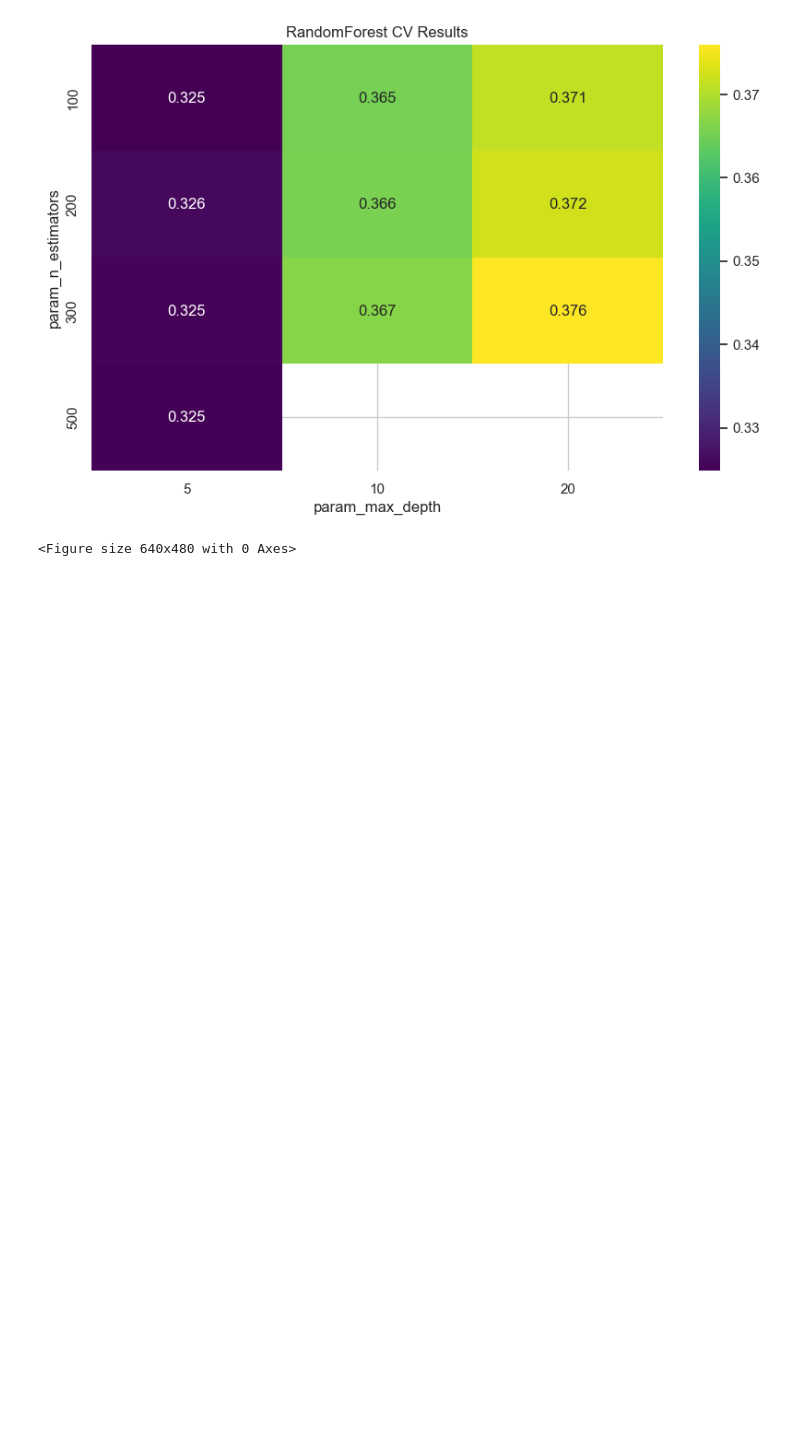
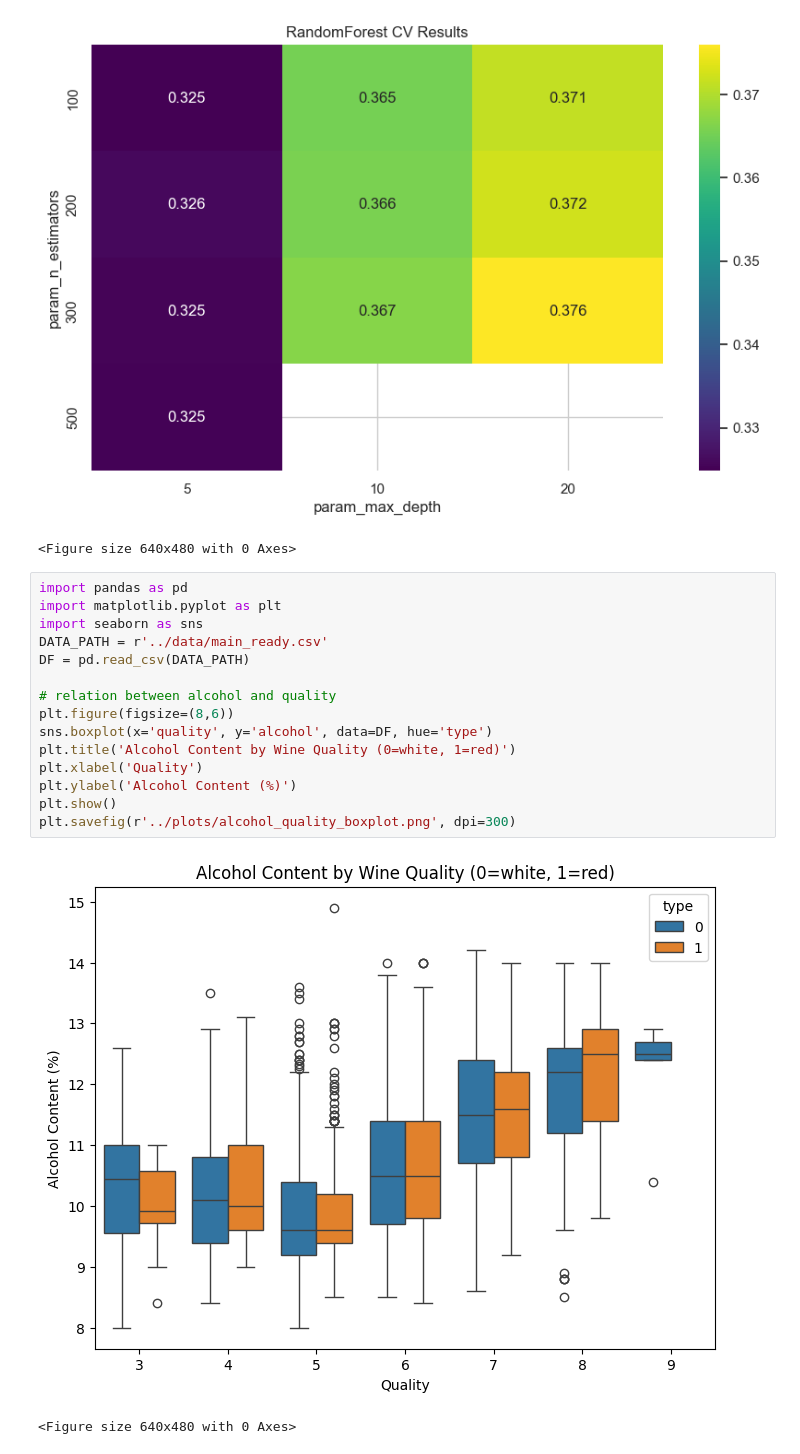
Before and after one commit to KolinMTG/ITML_final_project, a Jupyter notebook: src/main.ipynb, the cells around one changed output. Drawn from its saved outputs; the diff is of its cells as text; blank space fills up the shorter version.

Commit message:
add some plots

```diff
--- a/src/main.ipynb
+++ b/src/main.ipynb
@@ -517,3 +517,21 @@ RandomForest - Test Metrics: {'MAE': 0.5068759410662262, 'RMSE': 0.6601772189445
 [figure]
 [figure]
 <Figure size 640x480 with 0 Axes>
+# %%
+import pandas as pd
+import matplotlib.pyplot as plt
+import seaborn as sns
+DATA_PATH = r'../data/main_ready.csv'
+DF = pd.read_csv(DATA_PATH)
+
+# relation between alcohol and quality
+plt.figure(figsize=(8,6))
+sns.boxplot(x='quality', y='alcohol', data=DF, hue='type')
+plt.title('Alcohol Content by Wine Quality (0=white, 1=red)')
+plt.xlabel('Quality')
+plt.ylabel('Alcohol Content (%)')
+plt.show()
+plt.savefig(r'../plots/alcohol_quality_boxplot.png', dpi=300)
+# %% [output]
+[figure, added]
+<Figure size 640x480 with 0 Axes>
```
Also changed, not shown: 1 other file.
